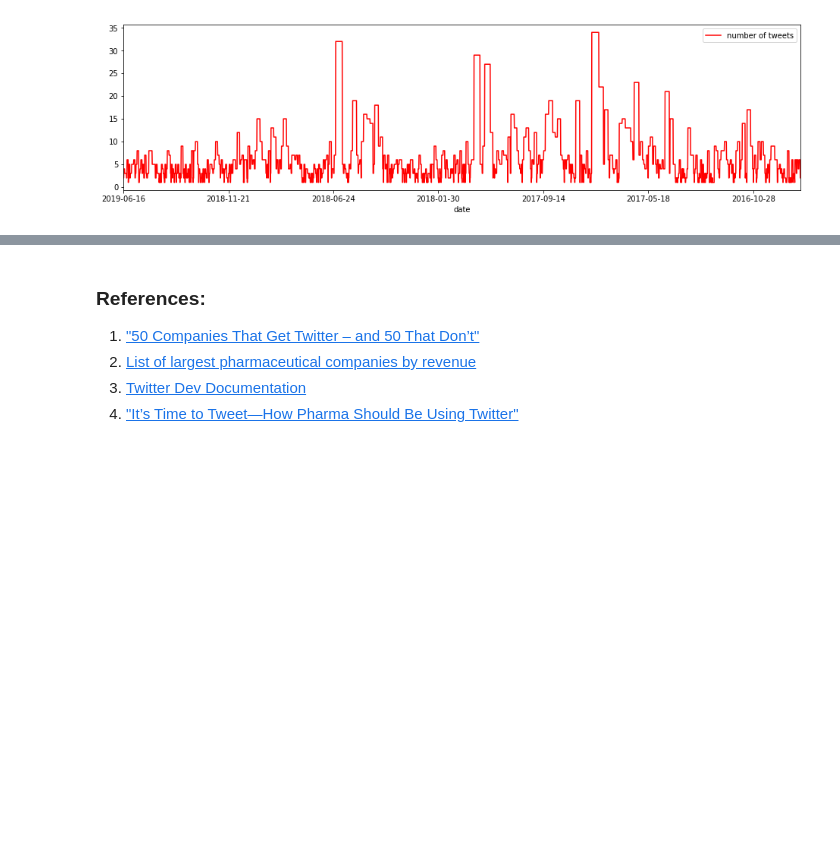
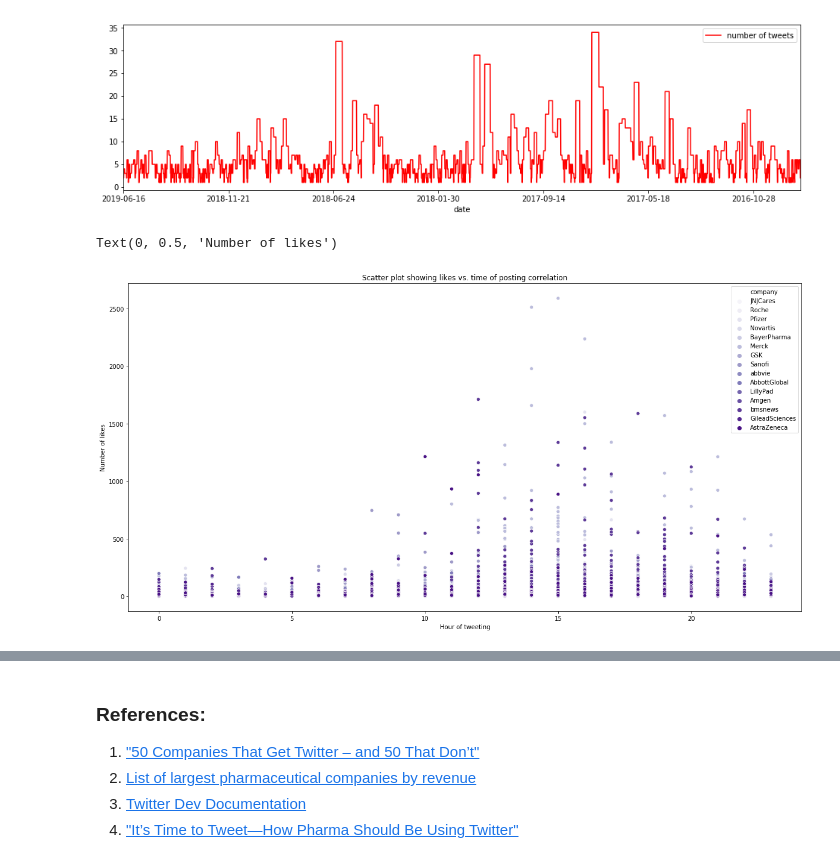
Before and after one commit to mbalcerzak/twitter_pharma, a Jupyter notebook: data_analysis/EDA_notebook.ipynb, the cells around one changed output, grey strips where cells are left out. Saved outputs shown, nothing was run; the diff lists cells and outputs as text; code cells hidden in the pictures; blank space fills up the shorter version.

Commit message:
jupyter_notebook
- added more complex visualisations
- added more plots

```diff
--- a/data_analysis/EDA_notebook.ipynb
+++ b/data_analysis/EDA_notebook.ipynb
@@ -482,0 +450,9 @@ plt.show()
+# %%
+plt.figure(figsize=(20,10))
+ax = sns.scatterplot(x="hour", y="fav", hue="company", data=df_all, palette="Purples")
+plt.title('Scatter plot showing likes vs. time of posting correlation')
+plt.xlabel('Hour of tweeting')
+plt.ylabel('Number of likes')
+# %% [output]
+Text(0, 0.5, 'Number of likes')
+[figure, added]
```
Also changed, not shown: parts of 16 cells of this notebook.
